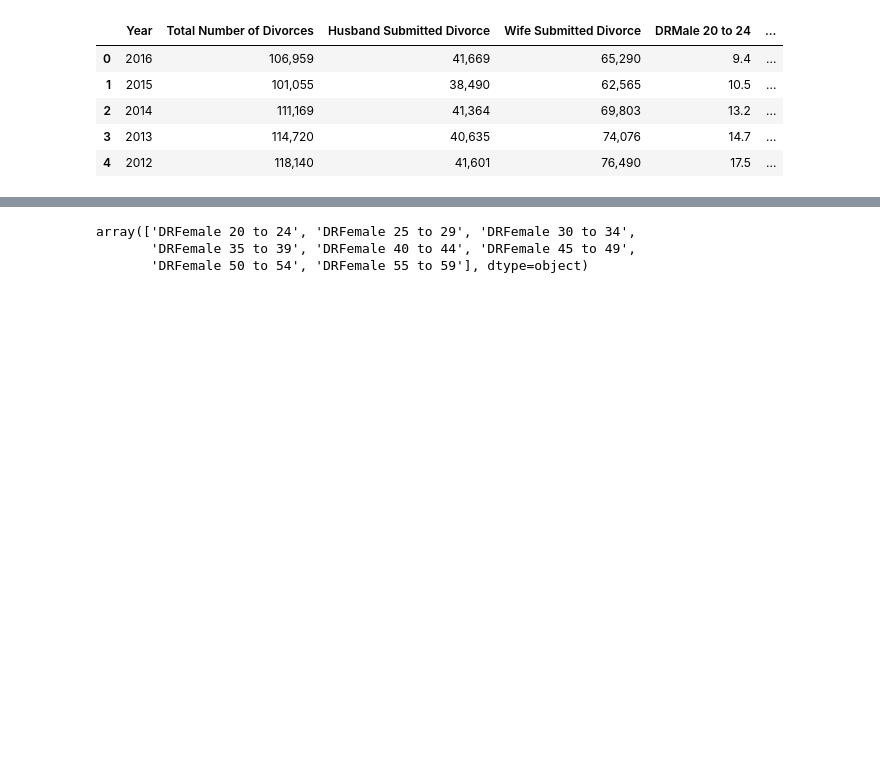
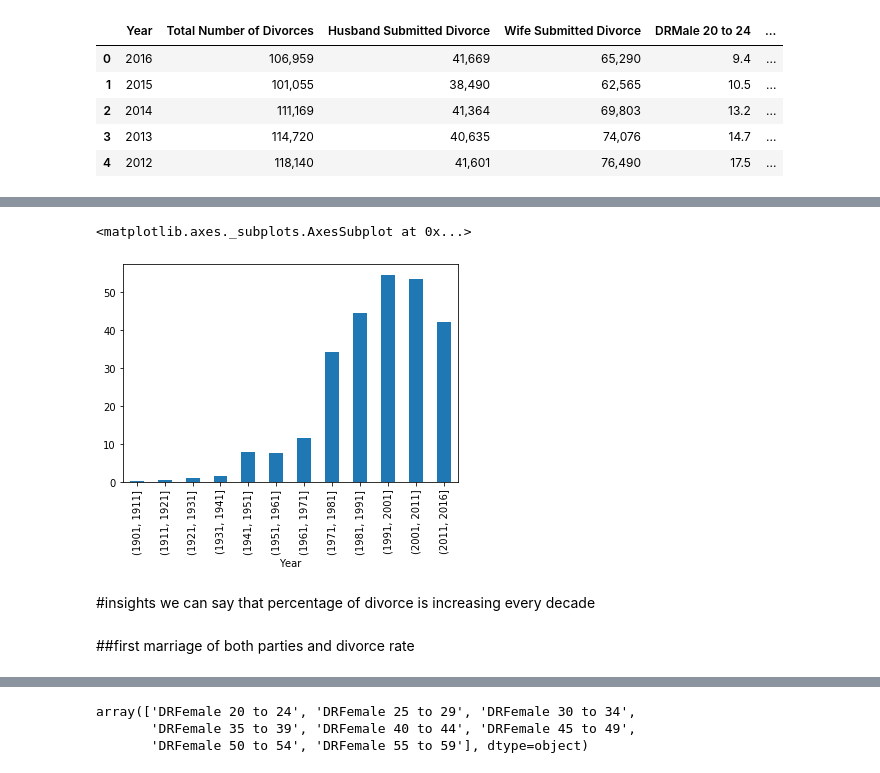
Before and after one commit to shrikantnarayankar15/Divorce-, a Jupyter notebook: EDA_relationship_divorce.ipynb, the cells around one changed output, grey strips where cells are left out. Cells and saved outputs as stored; diff of their text form; code cells hidden in the pictures; blank space fills up the shorter version.

```diff
--- a/EDA_relationship_divorce.ipynb
+++ b/EDA_relationship_divorce.ipynb
@@ -168,0 +214,10 @@ male_Data.groupby([pd.cut(male_Data.Year, bins)])['Value'].sum().plot.bar()
+# %%
+((df.groupby([pd.cut(df.Year, bins)])['Total Number of Divorces'].sum()/df.groupby([pd.cut(df.Year, bins)])['Total Number of Marriages'].sum())*100).plot.bar()
+# %% [output]
+<matplotlib.axes._subplots.AxesSubplot at 0x...>
+[figure, added]
+# %% [markdown]
+#insights
+we can say that percentage of divorce is increasing every decade
+# %% [markdown]
+##first marriage of both parties and divorce rate
```
Also changed, not shown: parts of 73 cells of this notebook.
